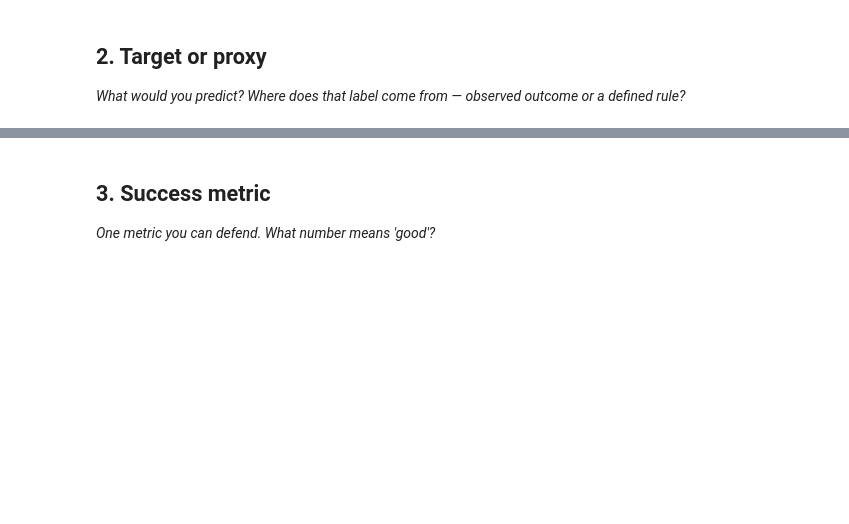
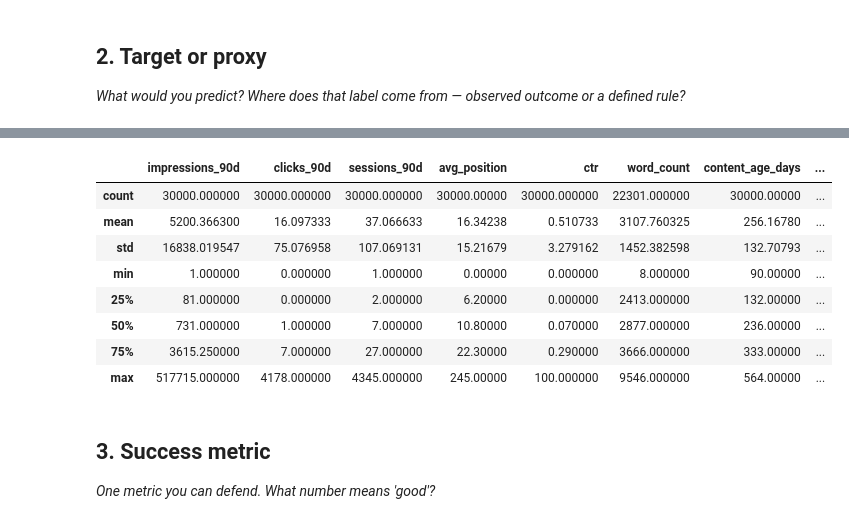
Before and after one commit to zainkhan-dev/flyrank-ml-internship-week1, a Jupyter notebook: work/notebooks/w02_ml_task_framing.ipynb, the cells around one changed output, grey strips where cells are left out. Drawn from its saved outputs; the diff is of its cells as text; code cells hidden in the pictures; blank space fills up the shorter version.

```diff
--- a/work/notebooks/w02_ml_task_framing.ipynb
+++ b/work/notebooks/w02_ml_task_framing.ipynb
@@ -15,0 +24,18 @@ This skeleton is yours to fill. Work the sections **in order** — each one has
+# %%
+import os, sys, subprocess
+IN_COLAB = "google.colab" in sys.modules
+REPO_URL = "https://github.com/flyrank-bih/flyrank-ml-internship-starter"
+REPO_DIR = "flyrank-ml-internship-starter"
+if IN_COLAB:
+    if not os.path.isdir(REPO_DIR):
+        subprocess.run(["git", "clone", "--depth", "1", REPO_URL, REPO_DIR], check=True)
+    os.chdir(REPO_DIR)
+    subprocess.run([sys.executable, "-m", "pip", "install", "-q", "-r", "requirements.txt"], check=True)
+elif os.path.basename(os.getcwd()) == "notebooks":
+    os.chdir("..")
+
+import pandas as pd, numpy as np
+
+df = pd.read_csv("data/raw/content_refresh_anonymized.csv")
+print(df.shape[0], "pages loaded")
+df.head()
@@ -23,3 +69,19 @@ This skeleton is yours to fill. Work the sections **in order** — each one has
+# %%
+candidate_features = [
+    "impressions_90d", "clicks_90d", "sessions_90d", "avg_position",
+    "ctr", "word_count", "content_age_days", "engagement_rate", "scroll_rate"
+]
+df[candidate_features].describe()
+# %% [output]
+|  | impressions_90d | clicks_90d | sessions_90d | avg_position | ctr | word_count | content_age_days | ... |
+| count | 30000.000000 | 30000.000000 | 30000.000000 | 30000.00000 | 30000.000000 | 22301.000000 | 30000.00000 | ... |
+| mean | 5200.366300 | 16.097333 | 37.066633 | 16.34238 | 0.510733 | 3107.760325 | 256.16780 | ... |
+| std | 16838.019547 | 75.076958 | 107.069131 | 15.21679 | 3.279162 | 1452.382598 | 132.70793 | ... |
+| min | 1.000000 | 0.000000 | 1.000000 | 0.00000 | 0.000000 | 8.000000 | 90.00000 | ... |
+| 25% | 81.000000 | 0.000000 | 2.000000 | 6.20000 | 0.000000 | 2413.000000 | 132.00000 | ... |
+| 50% | 731.000000 | 1.000000 | 7.000000 | 10.80000 | 0.070000 | 2877.000000 | 236.00000 | ... |
+| 75% | 3615.250000 | 7.000000 | 27.000000 | 22.30000 | 0.290000 | 3666.000000 | 333.00000 | ... |
+| max | 517715.000000 | 4178.000000 | 4345.000000 | 245.00000 | 100.000000 | 9546.000000 | 564.00000 | ... |
 # %% [markdown]
 ## 3. Success metric
 
```
Also changed, not shown: parts of 14 cells of this notebook.
